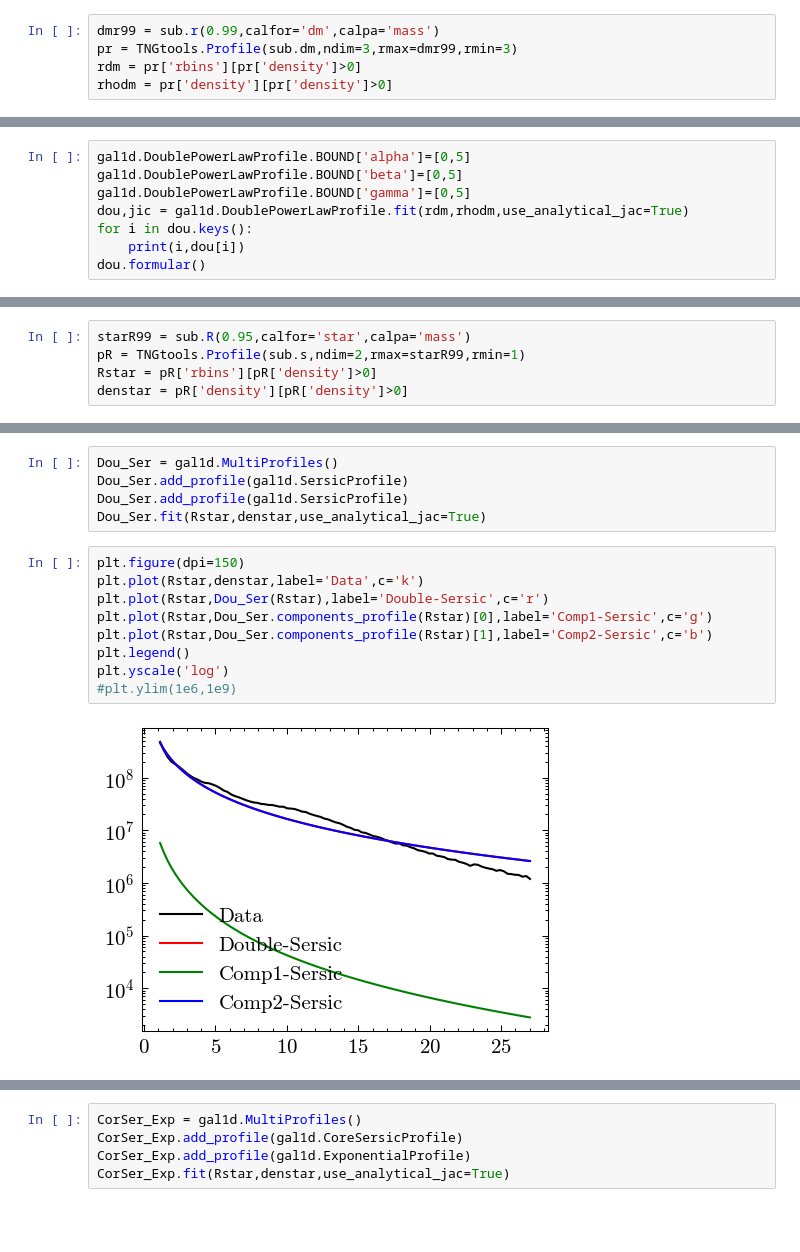
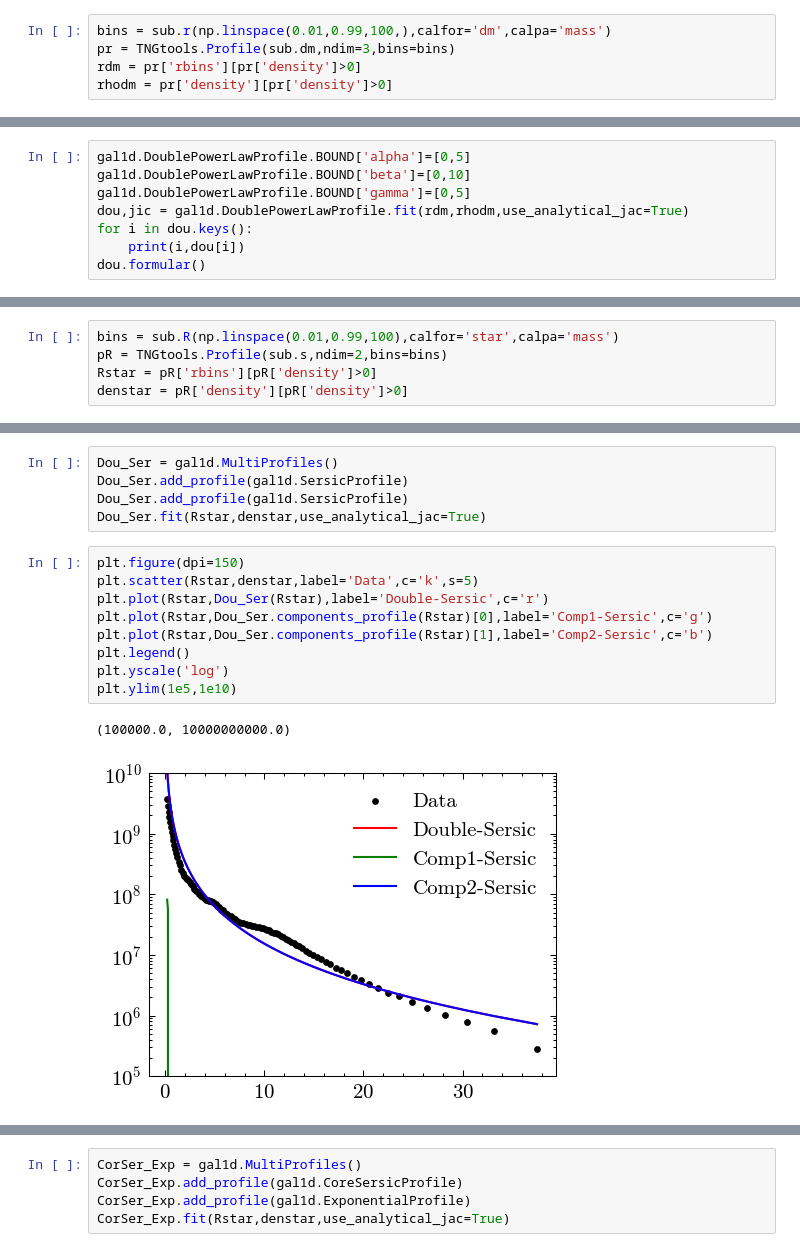
Before and after one commit to wx-ys/gal1d, a Jupyter notebook: example.ipynb, the cells around one changed output, grey strips where cells are left out. Drawn from its saved outputs; the diff is of its cells as text; blank space fills up the shorter version.

```diff
--- a/example.ipynb
+++ b/example.ipynb
@@ -16,8 +16,8 @@ sub= snap99.load_particle(12)
 sub.physical_units()
 sub.face_on(alignwith='star',rmax=8)
 # %%
-dmr99 = sub.r(0.99,calfor='dm',calpa='mass')
-pr = TNGtools.Profile(sub.dm,ndim=3,rmax=dmr99,rmin=3)
+bins = sub.r(np.linspace(0.01,0.99,100,),calfor='dm',calpa='mass')
+pr = TNGtools.Profile(sub.dm,ndim=3,bins=bins)
 rdm = pr['rbins'][pr['density']>0]
 rhodm = pr['density'][pr['density']>0]
 # %%
@@ -28,7 +28,7 @@ SimArray(131.12839301, 'kpc')
 ### 拟合profile，有些profile参数过多，需要将BOUND范围设置小一些
 # %%
 gal1d.DoublePowerLawProfile.BOUND['alpha']=[0,5]
-gal1d.DoublePowerLawProfile.BOUND['beta']=[0,5]
+gal1d.DoublePowerLawProfile.BOUND['beta']=[0,10]
 gal1d.DoublePowerLawProfile.BOUND['gamma']=[0,5]
 dou,jic = gal1d.DoublePowerLawProfile.fit(rdm,rhodm,use_analytical_jac=True)
 for i in dou.keys():
@@ -135,6 +135,6 @@ plt.xscale('log')
 # %%
-starR99 = sub.R(0.95,calfor='star',calpa='mass')
-pR = TNGtools.Profile(sub.s,ndim=2,rmax=starR99,rmin=1)
+bins = sub.R(np.linspace(0.01,0.99,100),calfor='star',calpa='mass')
+pR = TNGtools.Profile(sub.s,ndim=2,bins=bins)
 Rstar = pR['rbins'][pR['density']>0]
 denstar = pR['density'][pR['density']>0]
 # %% [markdown]
@@ -261,12 +261,13 @@ Dou_Ser.add_profile(gal1d.SersicProfile)
 Dou_Ser.fit(Rstar,denstar,use_analytical_jac=True)
 # %%
 plt.figure(dpi=150)
-plt.plot(Rstar,denstar,label='Data',c='k')
+plt.scatter(Rstar,denstar,label='Data',c='k',s=5)
 plt.plot(Rstar,Dou_Ser(Rstar),label='Double-Sersic',c='r')
 plt.plot(Rstar,Dou_Ser.components_profile(Rstar)[0],label='Comp1-Sersic',c='g')
 plt.plot(Rstar,Dou_Ser.components_profile(Rstar)[1],label='Comp2-Sersic',c='b')
 plt.legend()
 plt.yscale('log')
-#plt.ylim(1e6,1e9)
+plt.ylim(1e5,1e10)
 # %% [output]
+(100000.0, 10000000000.0)
-[figure, old version]
+[figure, new version]
```
Also changed, not shown: parts of 25 cells of this notebook, 2 other files.
